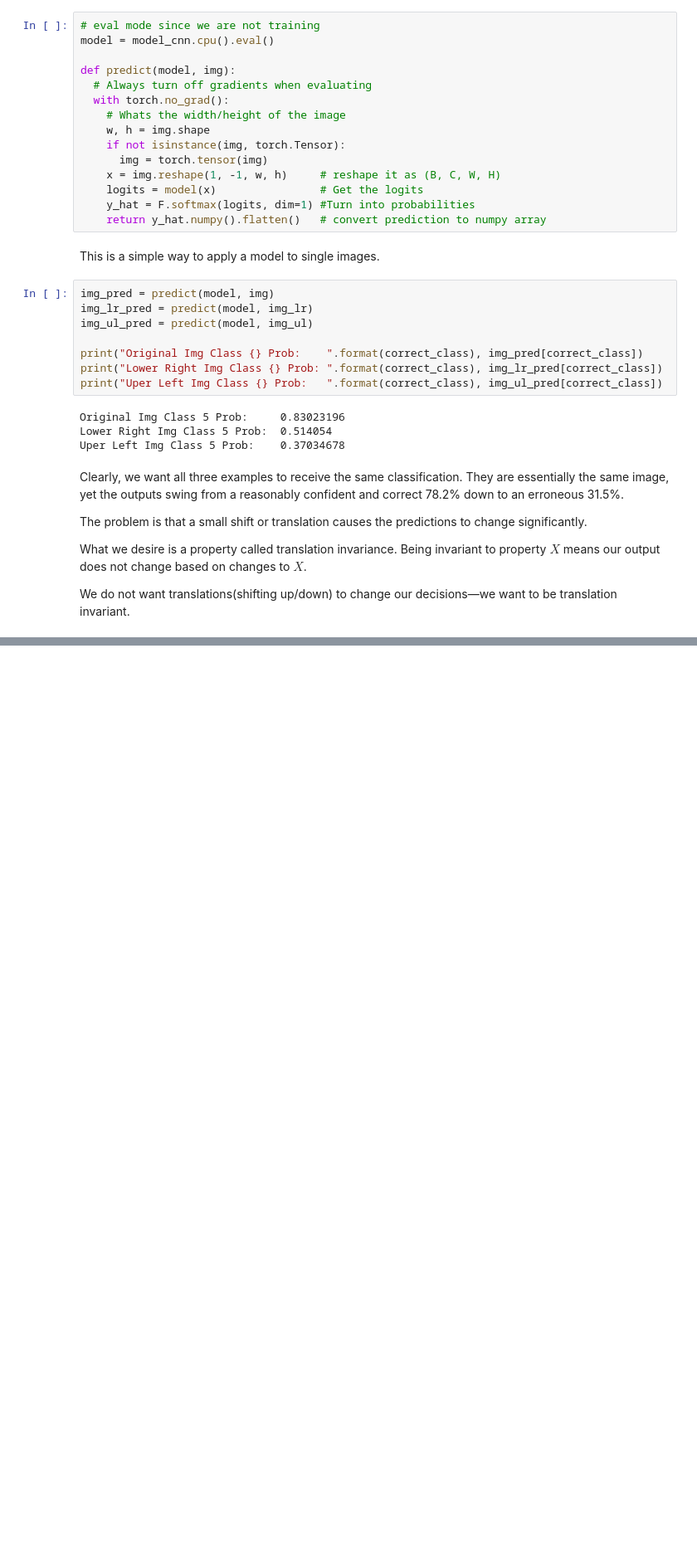
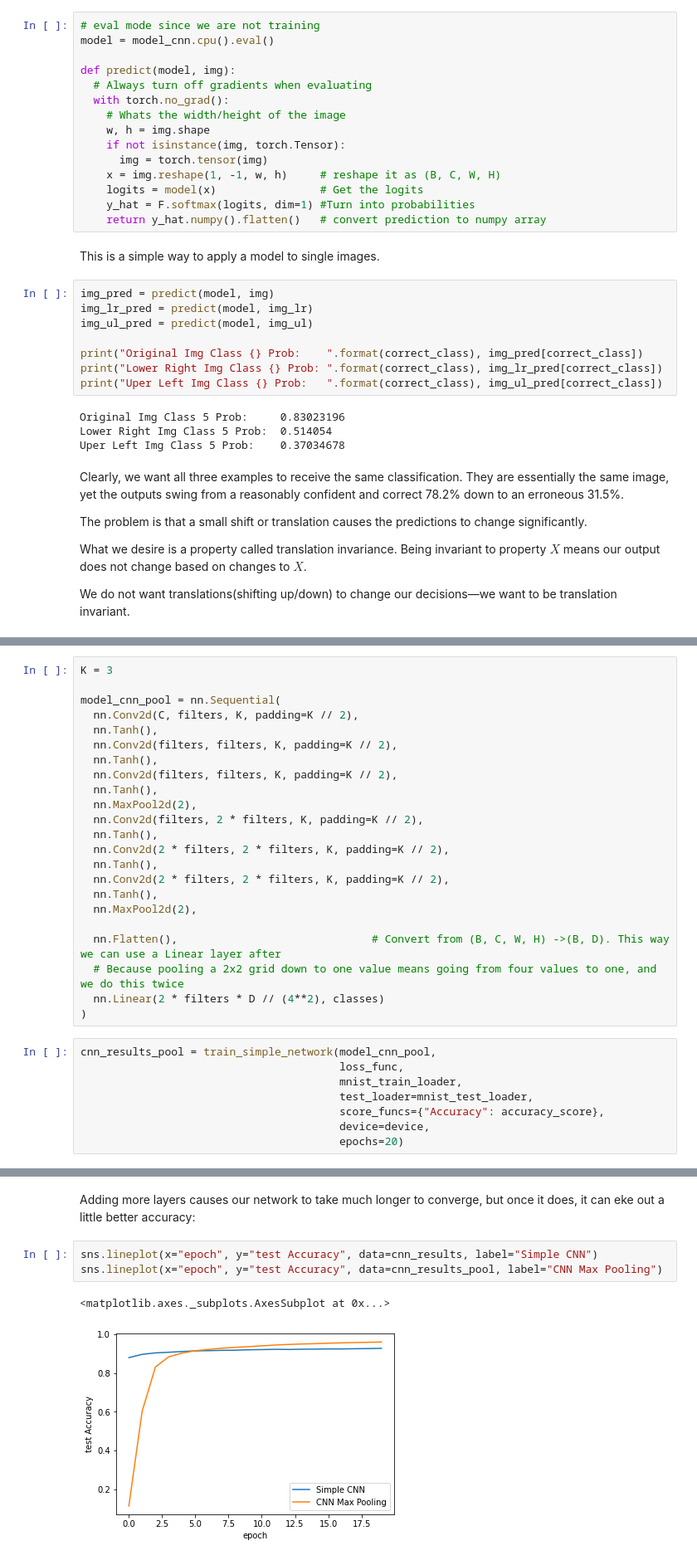
Before and after one commit to rahiakela/deep-learning-research-and-practice, a Jupyter notebook: inside-deep-learing/03-convolutional-neural-networks/01_convolutional_neural_network.ipynb, the cells around one changed output, grey strips where cells are left out. Shown at 83% size. Drawn from its saved outputs; the diff is of its cells as text; blank space fills up the shorter version.

```diff
--- a/inside-deep-learing/03-convolutional-neural-networks/01_convolutional_neural_network.ipynb
+++ b/inside-deep-learing/03-convolutional-neural-networks/01_convolutional_neural_network.ipynb
@@ -499,0 +523,31 @@ We do not want translations(shifting up/down) to change our decisions—we want
+# %%
+K = 3
+
+model_cnn_pool = nn.Sequential(
+  nn.Conv2d(C, filters, K, padding=K // 2),
+  nn.Tanh(),
+  nn.Conv2d(filters, filters, K, padding=K // 2),
+  nn.Tanh(),
+  nn.Conv2d(filters, filters, K, padding=K // 2),
+  nn.Tanh(),
+  nn.MaxPool2d(2),
+  nn.Conv2d(filters, 2 * filters, K, padding=K // 2),
+  nn.Tanh(),
+  nn.Conv2d(2 * filters, 2 * filters, K, padding=K // 2),
+  nn.Tanh(),
+  nn.Conv2d(2 * filters, 2 * filters, K, padding=K // 2),
+  nn.Tanh(),
+  nn.MaxPool2d(2),
+
+  nn.Flatten(),                              # Convert from (B, C, W, H) ->(B, D). This way we can use a Linear layer after
+  # Because pooling a 2x2 grid down to one value means going from four values to one, and we do this twice
+  nn.Linear(2 * filters * D // (4**2), classes)
+)
+# %%
+cnn_results_pool = train_simple_network(model_cnn_pool,
+                                        loss_func,
+                                        mnist_train_loader,
+                                        test_loader=mnist_test_loader,
+                                        score_funcs={"Accuracy": accuracy_score},
+                                        device=device,
+                                        epochs=20)
@@ -499,0 +573,9 @@ We do not want translations(shifting up/down) to change our decisions—we want
+# %% [markdown]
+Adding more layers causes our network to take much longer
+to converge, but once it does, it can eke out a little better accuracy:
+# %%
+sns.lineplot(x="epoch", y="test Accuracy", data=cnn_results, label="Simple CNN")
+sns.lineplot(x="epoch", y="test Accuracy", data=cnn_results_pool, label="CNN Max Pooling")
+# %% [output]
+<matplotlib.axes._subplots.AxesSubplot at 0x...>
+[figure, added]
```
Also changed, not shown: parts of 5 cells of this notebook.
